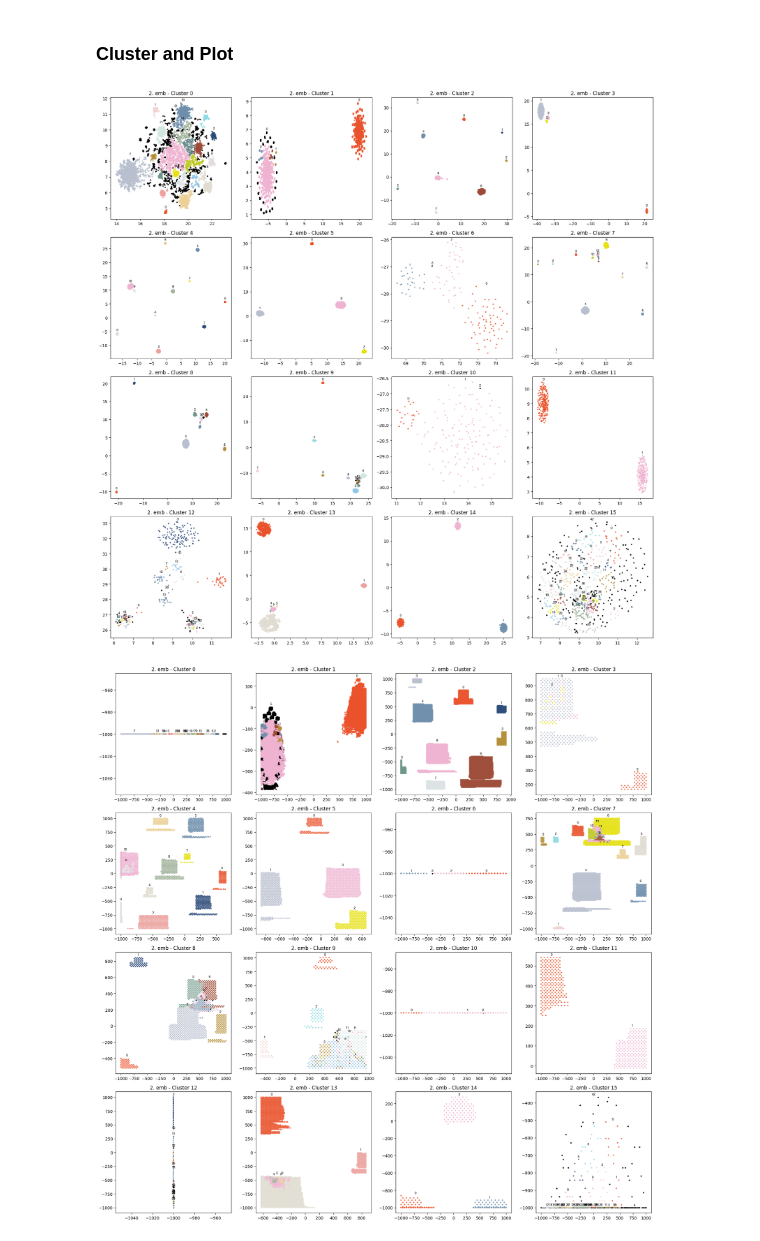
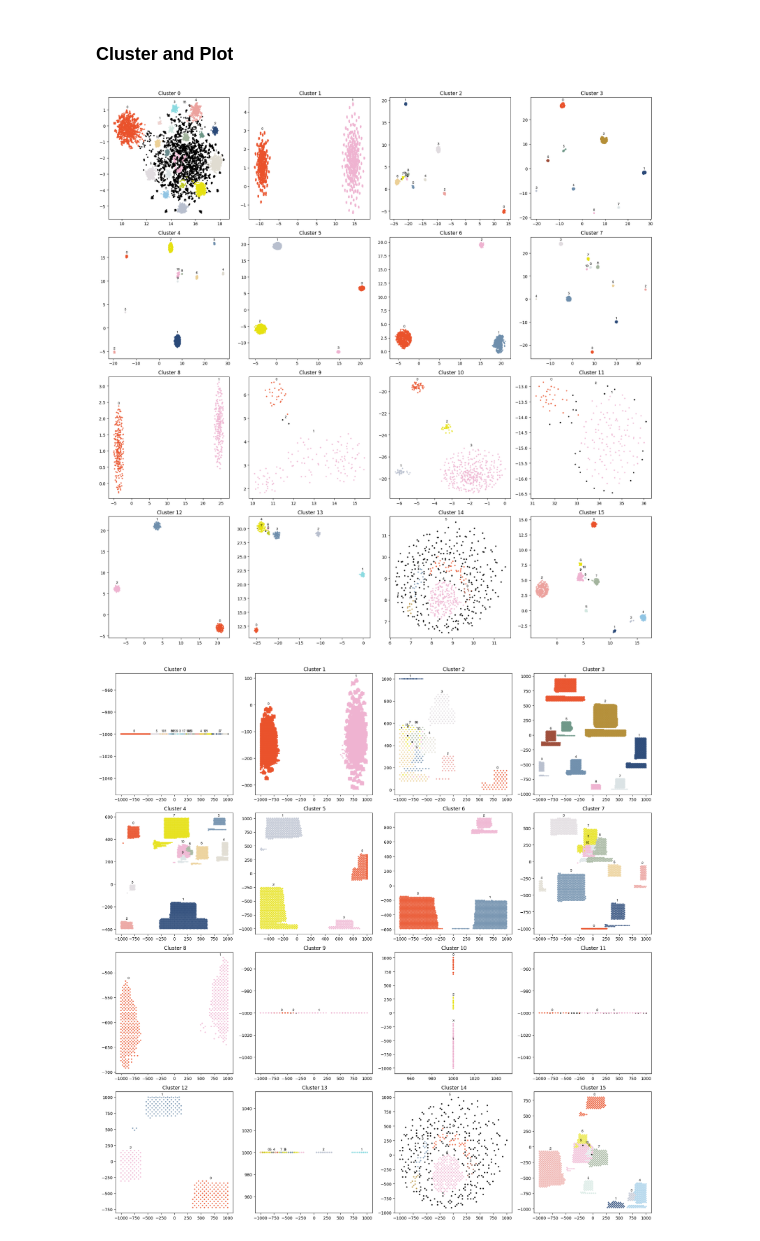
Before and after one commit to hanaCasey/BHVizData, a Jupyter notebook: iterative_approach.ipynb, the cells around one changed output. Drawn from its saved outputs; the diff is of its cells as text; code cells hidden in the pictures.

Commit message:
clusters assembled

```diff
--- a/iterative_approach.ipynb
+++ b/iterative_approach.ipynb
@@ -149,8 +149,8 @@ Text(0.5, 1.0, 'Normalized Embedding')
 # %%
 # Clustering
 labels = hdbscan.HDBSCAN(
-    min_samples=1, # min-cluster-size: increase as dataset gets bigger
-    min_cluster_size=100, # min-sample: how conservative the clustering is
+    min_samples=100, # min-sample: how conservative the clustering is
+    min_cluster_size=100, # min-cluster-size: increase as dataset gets bigger
 ).fit_predict(embedding_1)
 
 # clustered points
@@ -254,8 +255,8 @@ for i, cluster in enumerate(clusters_1):
     ax = axes[i]
 
     emb = embeddings_2[i]
-    labels = clusters_2[i][0]
-    clustered = clusters_2[i][1]
+    # labels = clusters_2[i][0]
+    # clustered = clusters_2[i][1]
 
     rows = df.iloc[cluster, :]
     order = sorted(rows.text_2.unique())
@@ -270,13 +271,15 @@ for i, cluster in enumerate(clusters_1):
                     ax=ax,
                     s=1,)
 
-    ax.set_title('2. emb - Cluster {}'.format(i))
+    ax.set_title('Cluster {}'.format(i), font='Helvetica')
     ax.get_legend().remove()
 
 # Hide any extra subplots
 for j in range(n_clusters, n_rows * n_cols):
     fig.delaxes(axes[j])
 
+
+fig.suptitle('Unclustered 2. level UMAP embedding', fontsize=16, y=1, font='Helvetica' )
 plt.tight_layout()
 plt.show()
 # %% [output]
@@ -295,9 +296,10 @@ clusters_2 = []
 for i, embedding in enumerate(embeddings_2):
 
     min_size = len(embedding) // 100 if len(embedding) // 100 > 1 else 20 # min size of cluster depending on number of sample points
+    min_samples = len(embedding) // 100 if len(embedding) // 100 > 1 else 20 # min samples of cluster depending on number of sample points
 
     labels = hdbscan.HDBSCAN(
-        min_samples=1, # min-cluster-size: increase as dataset gets bigger
+        min_samples=min_samples, # min-cluster-size: increase as dataset gets bigger
         min_cluster_size=min_size, # min-sample: how conservative the clustering is
     ).fit_predict(embedding)
 
@@ -341,33 +343,33 @@ for embeddings in [embeddings_2, normalized_embeddings_2]:
         # Unclustered datapoints
         ax.scatter(emb[~clustered, 0],
                     emb[~clustered, 1],
                     color=(0,0,0), #black points are not clustered
                     s=5
                     )
 
         # Clustered datapoints
         ax.scatter(emb[clustered, 0],
                     emb[clustered, 1],
                     c=labels[clustered],
                     s=5,
                     cmap=custom_cmap,
                     alpha= 0.8)
-        ax.set_title('2. emb - Cluster {}'.format(i))
+        ax.set_title(' Cluster {}'.format(i))
 
 
         # Add labels to clusters
         for label, position in zip(cluster_labels, positions):
             ax.annotate(label, xy=position, xytext=(0, 10),
                         textcoords='offset pixels',
                         ha='center', va='center',
                         fontsize=8, font='Helvetica')
 
     # Hide any extra subplots
     for j in range(n_clusters, n_rows * n_cols):
         fig.delaxes(axes[j])
 
     plt.tight_layout()
     plt.show()
 # %% [output]
-[figure, old version]
+[figure, new version]
-[figure, old version]
+[figure, new version]
```
Also changed, not shown: parts of 8 cells of this notebook, 5 other files.
